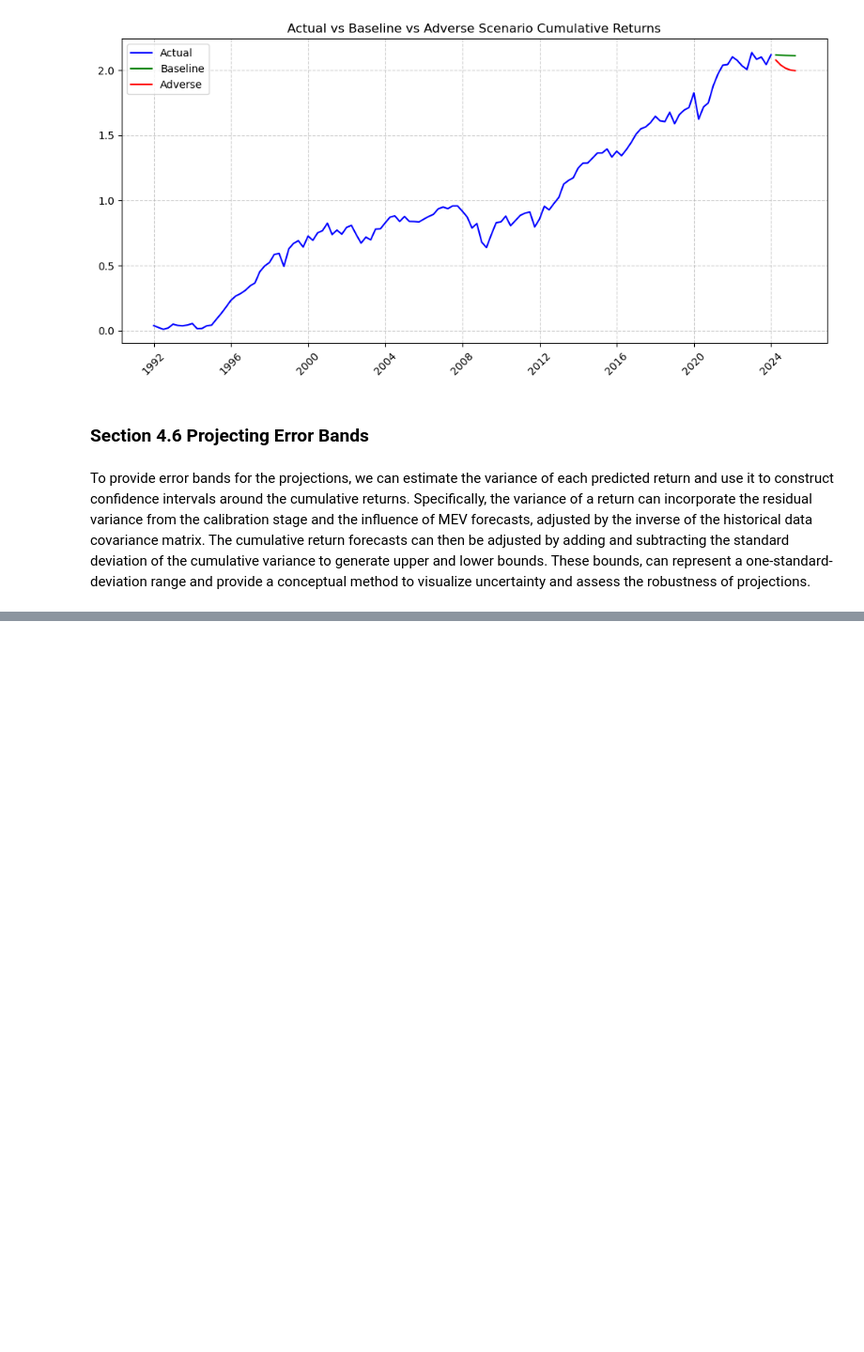
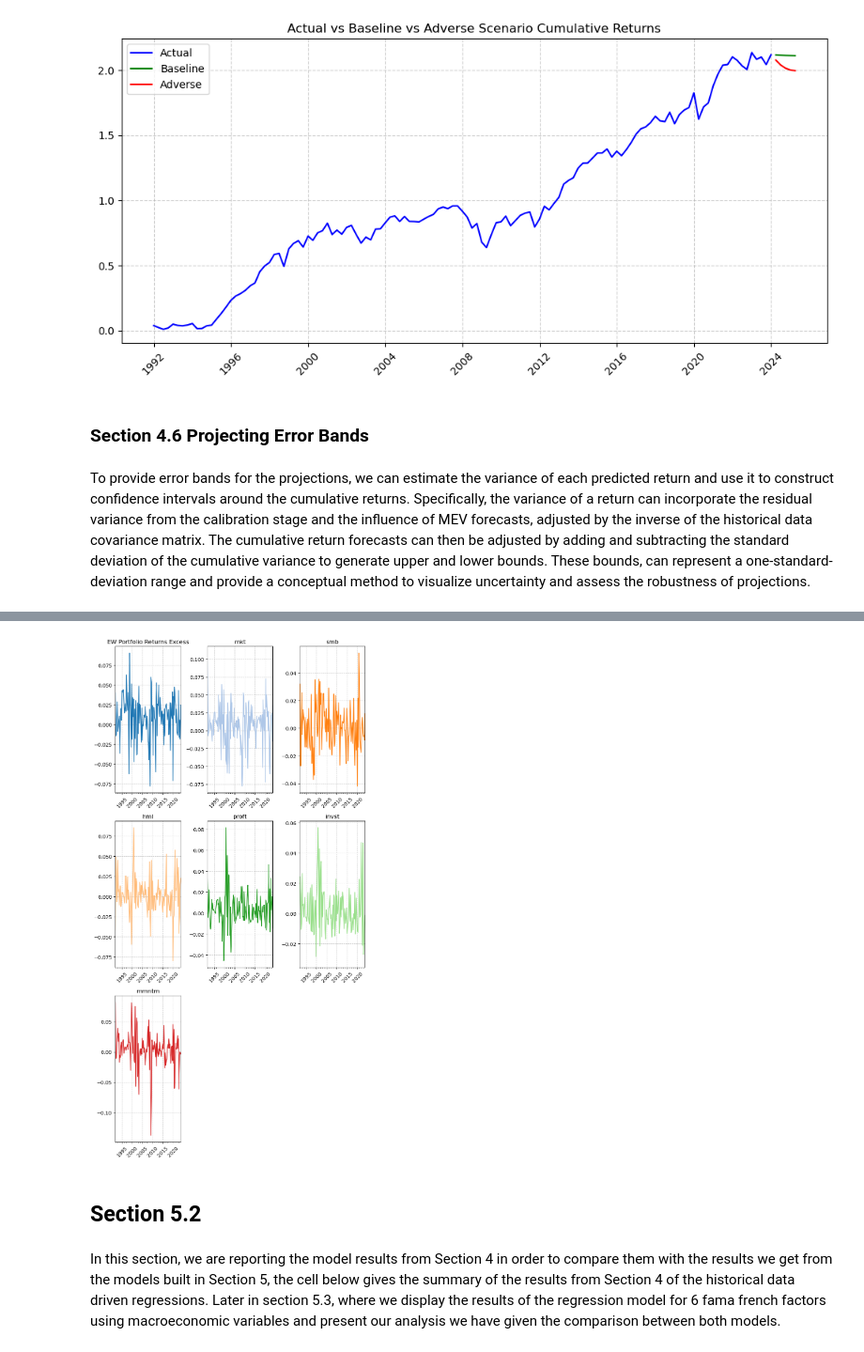
Before and after one commit to Raafayuqaily/TE-Portfolio-Stress-Testing-Final-Project, a Jupyter notebook: Final_Project2_Notebook_V7.ipynb, the cells around one changed output, grey strips where cells are left out. Shown at 94% size. Saved outputs shown, nothing was run; the diff lists cells and outputs as text; code cells hidden in the pictures; blank space fills up the shorter version.

```diff
--- a/Final_Project2_Notebook_V7.ipynb
+++ b/Final_Project2_Notebook_V7.ipynb
@@ -1294,0 +1401,4 @@ To provide error bands for the projections, we can estimate the variance of each
+# %%
+start_date = '1991-12-01'
+end_date = '2024-12-31'
+ff_6_factors = get_wrds_data(fama_french_sql_query, start_date, end_date)
@@ -1294,0 +1425,3 @@ To provide error bands for the projections, we can estimate the variance of each
+# %%
+ff_6_factors = ff_6_factors.resample('QE').mean()
+ff_6_factors.head()
@@ -1294,0 +1451,6 @@ To provide error bands for the projections, we can estimate the variance of each
+# %%
+portfolio_file_ = 'final_portfolio_returns.csv'
+prtf_rets = pd.read_csv(DATA_DIR/portfolio_file_)
+prtf_rets['Date'] = pd.to_datetime(prtf_rets['Date'])
+prtf_rets.set_index('Date', inplace = True)
+prtf_rets.head()
@@ -1294,0 +1467,4 @@ To provide error bands for the projections, we can estimate the variance of each
+# %%
+prtfs_rets_ff_fctr = pd.merge(prtf_rets, ff_6_factors,
+                              how = 'inner', left_index = True, right_index = True)
+prtfs_rets_ff_fctr.head()
@@ -1294,0 +1478,28 @@ To provide error bands for the projections, we can estimate the variance of each
+# %%
+vars_to_plot = ['EW Portfolio Returns Excess', 'mkt', 'smb', 'hml', 'proft', 'invst', 'mmntm']
+n_cols = 3
+n_rows = (len(vars_to_plot) + n_cols - 1) // n_cols
+
+fig, axes = plt.subplots(n_rows, n_cols, figsize=(8, 5 * n_rows))
+axes = axes.flatten()
+
+colors = cm.tab20.colors
+
+for i, var_ in enumerate(vars_to_plot):
+    color = colors[i % len(colors)]
+    prtfs_rets_ff_fctr[var_].plot(ax=axes[i], color=color)
+    axes[i].set_title(var_)
+    axes[i].tick_params(axis='x', rotation=45)
+    axes[i].grid(True, linestyle='--', alpha=0.6)
+
+for j in range(len(vars_to_plot), len(axes)):
+    fig.delaxes(axes[j])
+
+plt.tight_layout()
+plt.show()
+# %% [output]
+[figure, added]
+# %% [markdown]
+## Section 5.2
+# %% [markdown]
+In this section, we are reporting the model results from Section 4 in order to compare them with the results we get from the models built in Section 5, the cell below gives the summary of the results from Section 4 of the historical data driven regressions. Later in section 5.3, where we display the results of the regression model for 6 fama french factors using macroeconomic variables and present our analysis we have given the comparison between both models.
```
Also changed, not shown: parts of 60 cells of this notebook, 6 other files.
